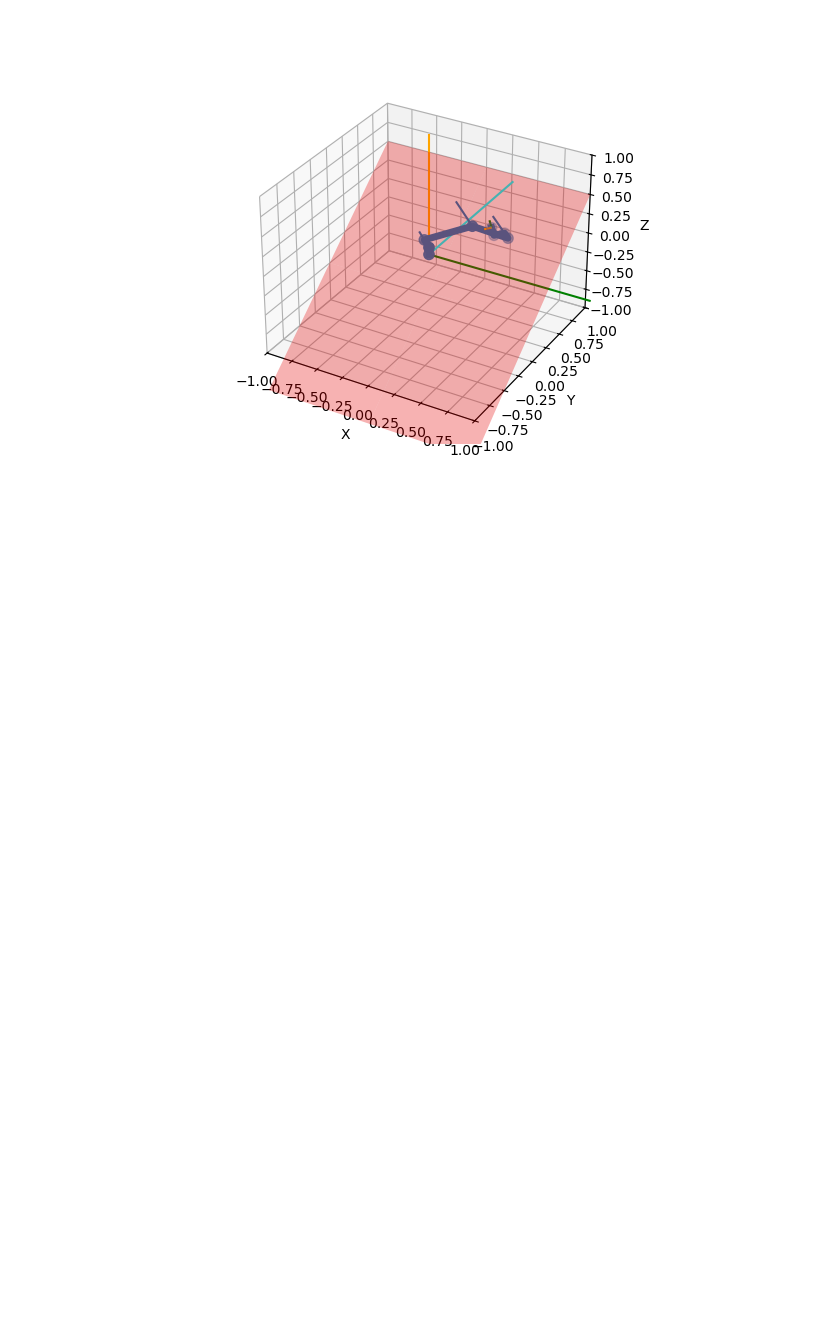
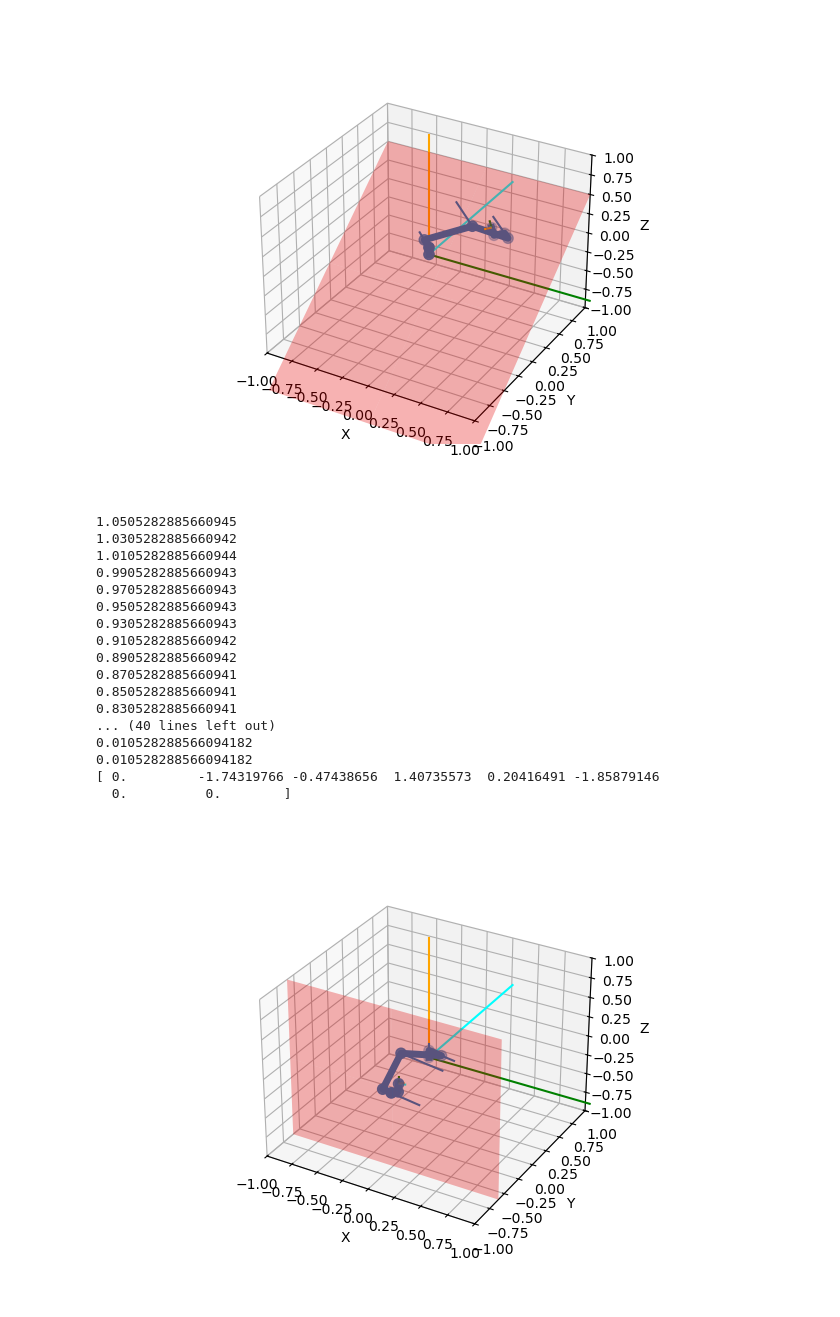
Before and after one commit to Mrnibblesg/lab-2-ik, a Jupyter notebook: my_IK.ipynb, the cells around one changed output. Cells and saved outputs as stored; diff of their text form; code cells hidden in the pictures; blank space fills up the shorter version.

```diff
--- a/my_IK.ipynb
+++ b/my_IK.ipynb
@@ -141,3 +158,68 @@ print(is_colliding(arm_config, np.array([0,1,0.5]), np.array([0,1,-1])))
 # %% [output]
 True
 [figure]
+# %%
+# PART 4: Trajectory Generation
+zero_conf_start_pos = my_chain.forward_kinematics(zero_config)
+target_position = [ 0, -0.5, 0]
+
+plane_point = np.array([0, -0.6, 0])
+plane_normal = np.array([0, 1, 0])
+
+# Per meter
+steps = 50
+
+def trajectory_gen(start_config, target_pos):
+    current_pos = my_chain.forward_kinematics(start_config)[:3,3]
+    current_config = start_config
+
+    step_dir = target_pos - current_pos
+    step_dir = step_dir / (np.linalg.norm(target_pos - current_pos) * steps)
+
+    next_pos = current_pos
+    if (np.linalg.norm(target_pos - current_pos) < np.linalg.norm(step_dir)):
+            next_pos = target_pos
+    else:
+        next_pos += step_dir
+
+
+    while (np.linalg.norm(target_pos - current_pos) > 1e-3):
+        print(np.linalg.norm(target_pos - current_pos))
+        current_config = my_chain.inverse_kinematics(next_pos, initial_position=current_config)
+        current_pos = next_pos
+        # Do something each loop to save a picture of the graph?
+
+        # Move the checkpoint towards the target position by the step amount.
+        if (np.linalg.norm(target_pos - current_pos) < np.linalg.norm(step_dir)):
+            next_pos = target_pos
+        else:
+            next_pos += step_dir
+    return current_config
+
+
+final_conf = trajectory_gen(np.array(zero_config), np.array(target_position))
+
+
+print(final_conf)
+fig, ax = plot_utils.init_3d_figure()
+my_chain.plot(final_conf, ax)
+plot_plane(ax, plane_point, plane_normal)
+# %% [output]
+1.0505282885660945
+1.0305282885660942
+1.0105282885660944
+0.9905282885660943
+0.9705282885660943
+0.9505282885660943
+0.9305282885660943
+0.9105282885660942
+0.8905282885660942
+0.8705282885660941
+0.8505282885660941
+0.8305282885660941
+... (40 lines left out)
+0.010528288566094182
+0.010528288566094182
+[ 0.         -1.74319766 -0.47438656  1.40735573  0.20416491 -1.85879146
+  0.          0.        ]
+[figure, added]
```
Also changed, not shown: parts of 4 cells of this notebook.
